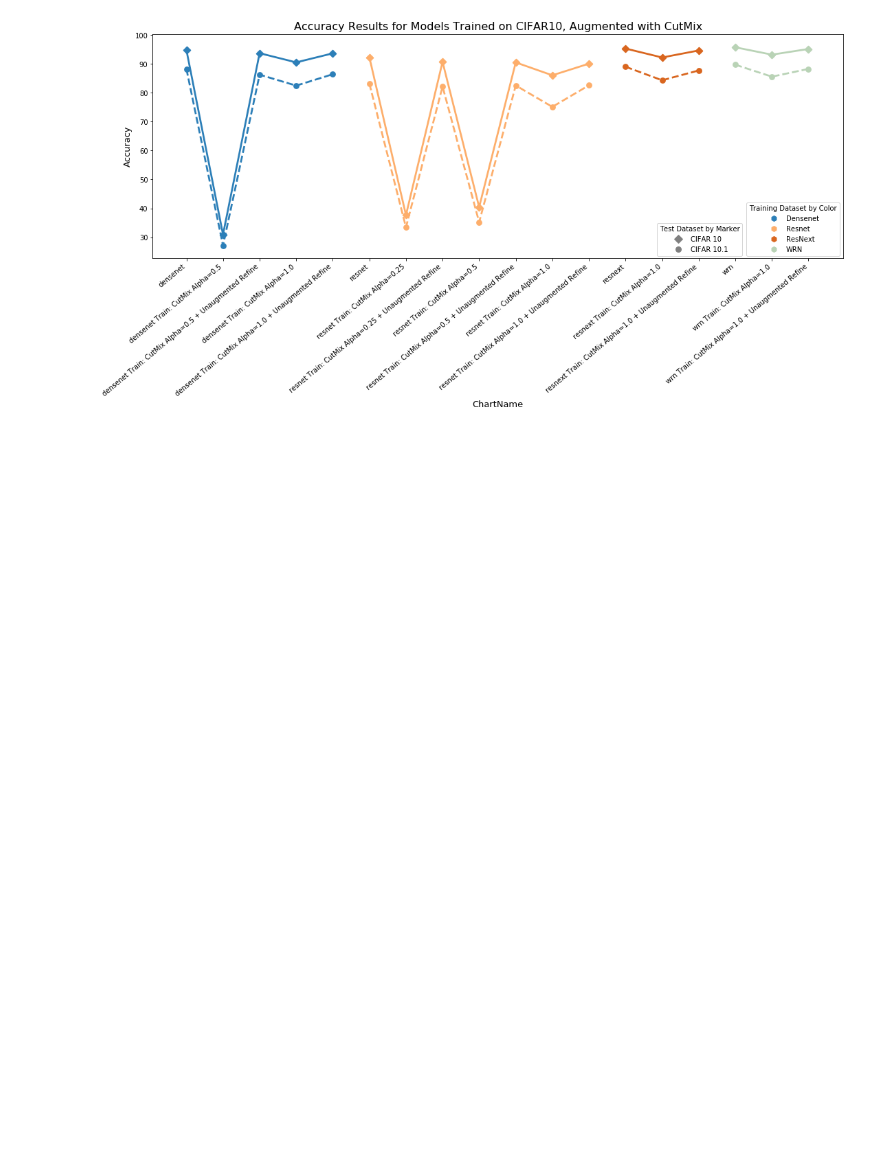
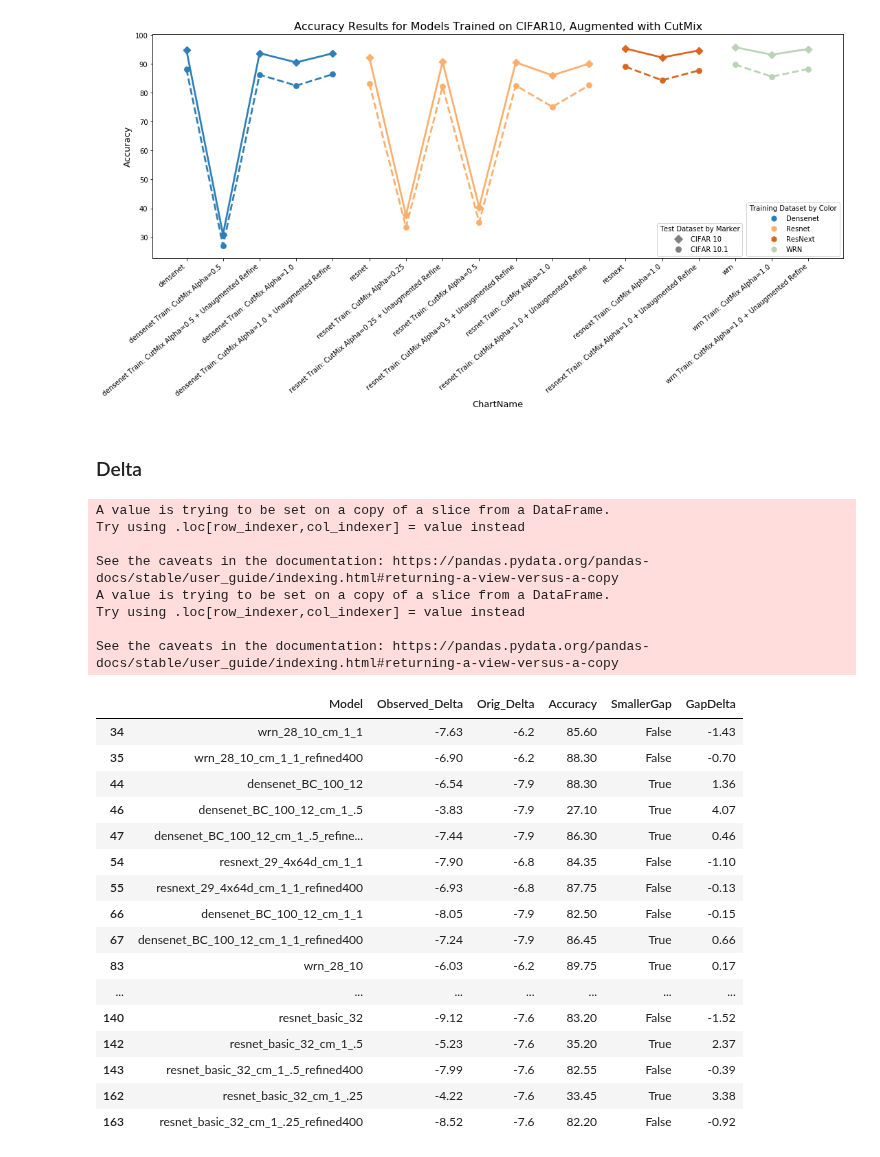
Before and after one commit to danzisar/w210-capstone, a Jupyter notebook: analysis/ResultsAnalysis_CutMixTraining.ipynb, the cells around one changed output. Saved outputs shown, nothing was run; the diff lists cells and outputs as text; code cells hidden in the pictures; blank space fills up the shorter version.

```diff
--- a/analysis/ResultsAnalysis_CutMixTraining.ipynb
+++ b/analysis/ResultsAnalysis_CutMixTraining.ipynb
@@ -153,3 +142,51 @@ ax.legend(handles=h2, labels=test_datasets,loc=(.73,0.01), title="Test Dataset b
 pass
 # %% [output]
 [figure]
+# %% [markdown]
+### Delta
+# %%
+def orig_acc(row):
+    ret_val = row['Original_Accuracy']
+    if pd.isnull(row['Original_Accuracy']):
+        ret_val = row['Original_Accuracy_300epochs']
+    return ret_val
+
+
+df2['Original_Accuracy'] = df2.apply(lambda row: orig_acc(row), axis=1)
+df3 = df2[['Model', 'Accuracy', 'Testset', 'cm', 'Original_Accuracy', 'refined', 'Alpha', 'ChartName']]
+
+df_gp2 = df3.sort_values(by=['Model', 'Testset'])
+df3["Observed_Delta"] = df_gp2.groupby(['Model'])['Accuracy'].diff()
+df3["Orig_Delta"] = df_gp2.groupby(['Model'])['Original_Accuracy'].diff()
+
+df4 = df3.dropna()
+df4 = df4[['Model', 'Observed_Delta', 'Orig_Delta', 'Accuracy']]
+df4['SmallerGap'] = df4['Observed_Delta'] > df4['Orig_Delta']
+df4['GapDelta'] = np.abs(df4['Orig_Delta']) - np.abs(df4['Observed_Delta'])
+df4
+# %% [output]
+A value is trying to be set on a copy of a slice from a DataFrame.
+Try using .loc[row_indexer,col_indexer] = value instead
+
+See the caveats in the documentation: https://pandas.pydata.org/pandas-docs/stable/user_guide/indexing.html#returning-a-view-versus-a-copy
+A value is trying to be set on a copy of a slice from a DataFrame.
+Try using .loc[row_indexer,col_indexer] = value instead
+
+See the caveats in the documentation: https://pandas.pydata.org/pandas-docs/stable/user_guide/indexing.html#returning-a-view-versus-a-copy
+|  | Model | Observed_Delta | Orig_Delta | Accuracy | SmallerGap | GapDelta |
+| 34 | wrn_28_10_cm_1_1 | -7.63 | -6.2 | 85.60 | False | -1.43 |
+| 35 | wrn_28_10_cm_1_1_refined400 | -6.90 | -6.2 | 88.30 | False | -0.70 |
+| 44 | densenet_BC_100_12 | -6.54 | -7.9 | 88.30 | True | 1.36 |
+| 46 | densenet_BC_100_12_cm_1_.5 | -3.83 | -7.9 | 27.10 | True | 4.07 |
+| 47 | densenet_BC_100_12_cm_1_.5_refine... | -7.44 | -7.9 | 86.30 | True | 0.46 |
+| 54 | resnext_29_4x64d_cm_1_1 | -7.90 | -6.8 | 84.35 | False | -1.10 |
+| 55 | resnext_29_4x64d_cm_1_1_refined400 | -6.93 | -6.8 | 87.75 | False | -0.13 |
+| 66 | densenet_BC_100_12_cm_1_1 | -8.05 | -7.9 | 82.50 | False | -0.15 |
+| 67 | densenet_BC_100_12_cm_1_1_refined400 | -7.24 | -7.9 | 86.45 | True | 0.66 |
+| 83 | wrn_28_10 | -6.03 | -6.2 | 89.75 | True | 0.17 |
+| ... | ... | ... | ... | ... | ... | ... |
+| 140 | resnet_basic_32 | -9.12 | -7.6 | 83.20 | False | -1.52 |
+| 142 | resnet_basic_32_cm_1_.5 | -5.23 | -7.6 | 35.20 | True | 2.37 |
+| 143 | resnet_basic_32_cm_1_.5_refined400 | -7.99 | -7.6 | 82.55 | False | -0.39 |
+| 162 | resnet_basic_32_cm_1_.25 | -4.22 | -7.6 | 33.45 | True | 3.38 |
+| 163 | resnet_basic_32_cm_1_.25_refined400 | -8.52 | -7.6 | 82.20 | False | -0.92 |
```
Also changed, not shown: parts of 1 cell of this notebook, 1 other file.
